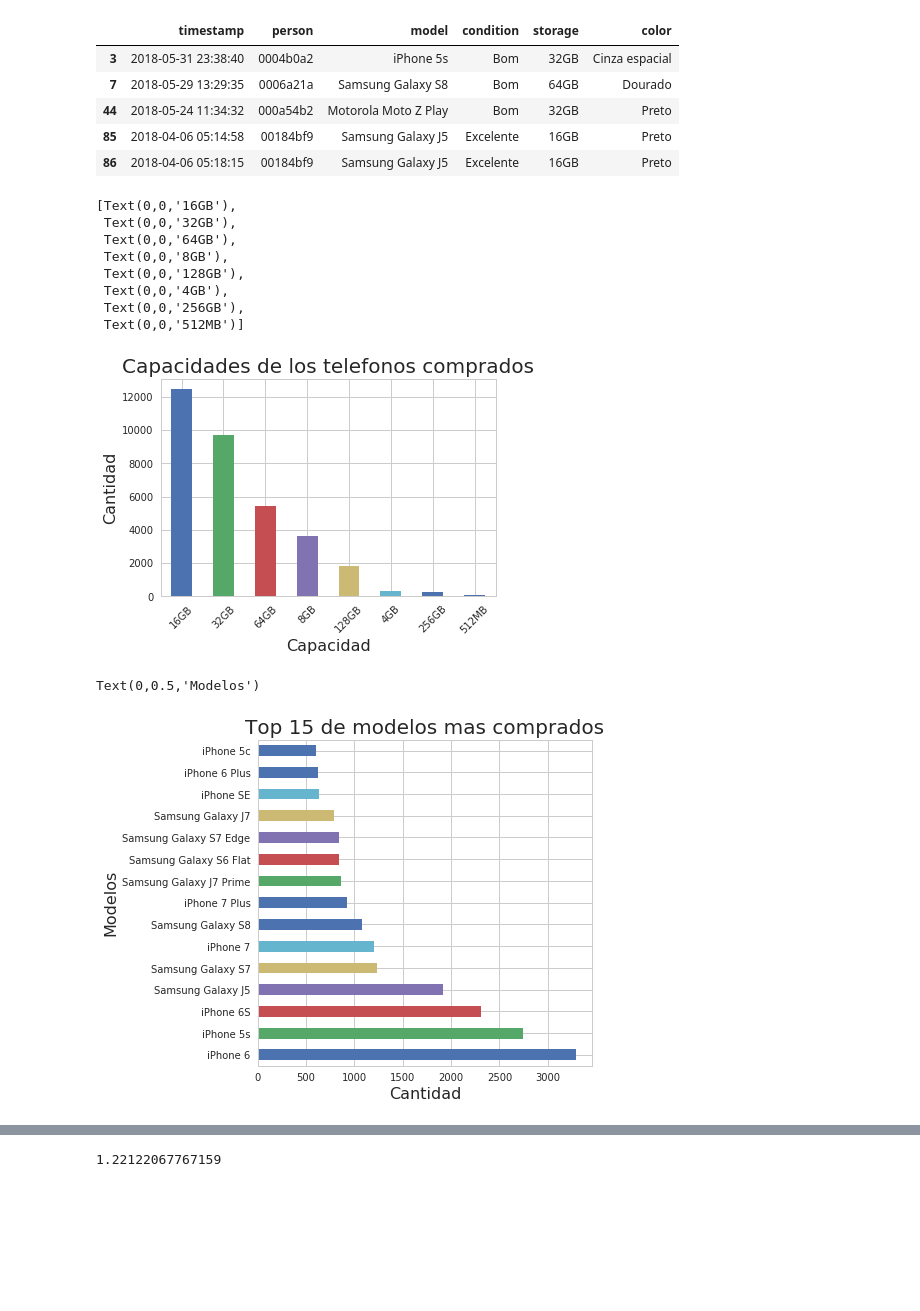
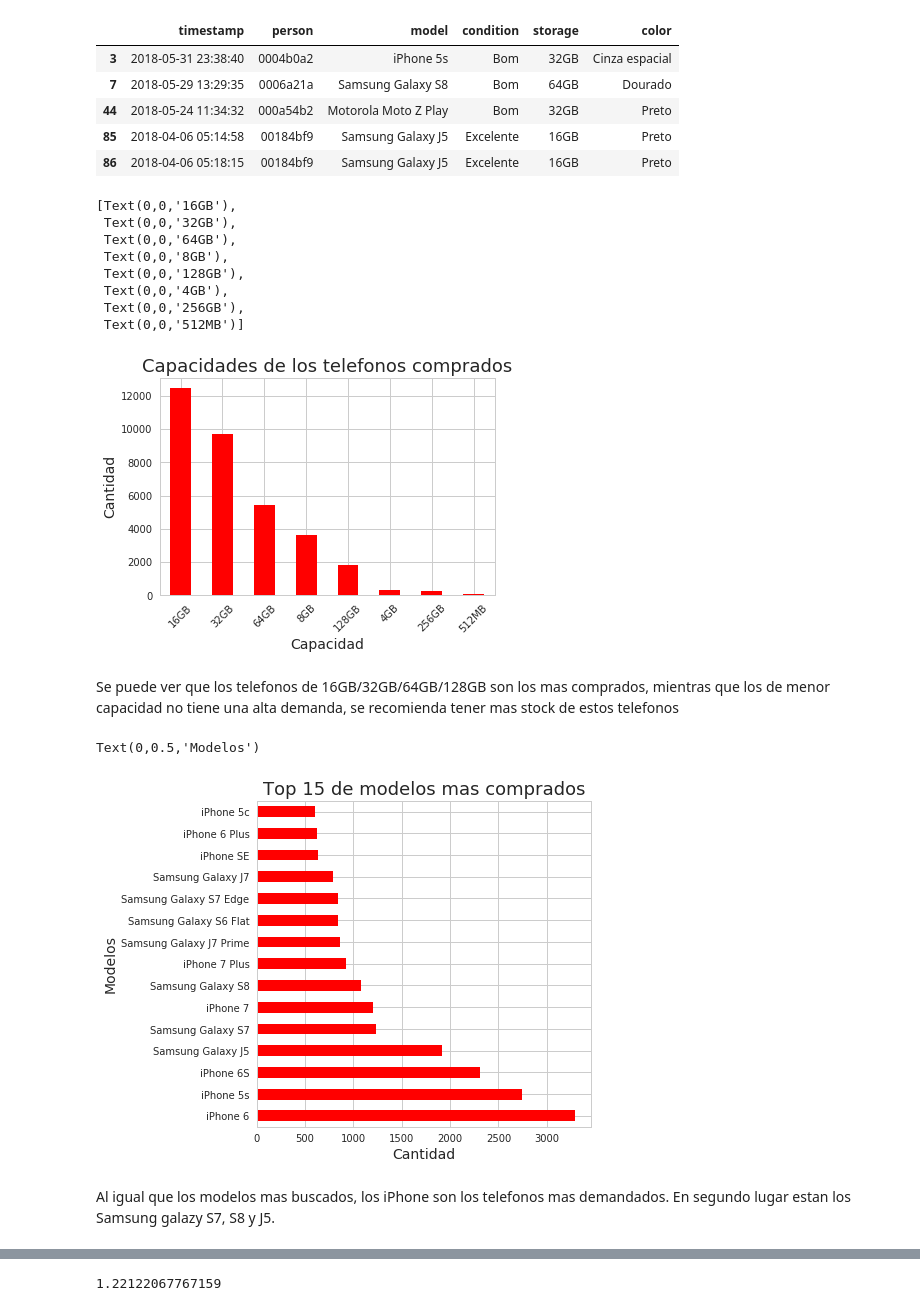
Before and after one commit to jowisaidman/tp1_analisis_exploratorio, a Jupyter notebook: AnalisisExploratorio.ipynb, the cells around one changed output, grey strips where cells are left out. Saved outputs shown, nothing was run; the diff lists cells and outputs as text; code cells hidden in the pictures; blank space fills up the shorter version.

```diff
--- a/AnalisisExploratorio.ipynb
+++ b/AnalisisExploratorio.ipynb
@@ -209,31 +209,35 @@ checkout.head()
 | 85 | 2018-04-06 05:14:58 | 00184bf9 | Samsung Galaxy J5 | Excelente | 16GB | Preto |
 | 86 | 2018-04-06 05:18:15 | 00184bf9 | Samsung Galaxy J5 | Excelente | 16GB | Preto |
 # %%
-g = checkout['storage'].value_counts().plot(kind = 'bar')
-g.set_title('Capacidades de los telefonos comprados',fontsize = 20)
-g.set_xlabel('Capacidad',fontsize = 16)
-g.set_ylabel('Cantidad',fontsize = 16)
-g.set_xticklabels(g.get_xticklabels(), rotation = 45)
+g = checkout['storage'].value_counts().plot(kind = 'bar', color='red')
+g.set_title('Capacidades de los telefonos comprados',fontsize = 18)
+g.set_xlabel('Capacidad',fontsize = 14)
+g.set_ylabel('Cantidad',fontsize = 14)
+g.set_xticklabels(g.get_xticklabels(), rotation = 45, fontsize = 10)
 # %% [output]
 [Text(0,0,'16GB'),
  Text(0,0,'32GB'),
  Text(0,0,'64GB'),
  Text(0,0,'8GB'),
  Text(0,0,'128GB'),
  Text(0,0,'4GB'),
  Text(0,0,'256GB'),
  Text(0,0,'512MB')]
-[figure, old version]
+[figure, new version]
+# %% [markdown]
+Se puede ver que los telefonos de 16GB/32GB/64GB/128GB son los mas comprados, mientras que los de menor capacidad no tiene una alta demanda, se recomienda tener mas stock de estos telefonos
 # %%
 compras = checkout['model'].value_counts().head(15)
 g = plt.subplots(figsize = (6,6))
-g = compras.plot(kind = 'barh')
-g.set_title('Top 15 de modelos mas comprados',fontsize = 20)
-g.set_xlabel('Cantidad',fontsize = 16)
-g.set_ylabel('Modelos',fontsize = 16) #Estaria bueno superponer este grafico con el otro para compara el ranking de busqueda contra compra
+g = compras.plot(kind = 'barh', color = 'red')
+g.set_title('Top 15 de modelos mas comprados',fontsize = 18)
+g.set_xlabel('Cantidad',fontsize = 14)
+g.set_ylabel('Modelos',fontsize = 14) #Estaria bueno superponer este grafico con el otro para compara el ranking de busqueda contra compra
                                       #y sacar conclusiones
 # %% [output]
 Text(0,0.5,'Modelos')
-[figure, old version]
+[figure, new version]
+# %% [markdown]
+Al igual que los modelos mas buscados, los iPhone son los telefonos mas demandados. En segundo lugar estan los Samsung galazy S7, S8 y J5.
 # %%
 #Se podria analizar las marcas y comparar tambien
```
Also changed, not shown: parts of 16 cells of this notebook.
